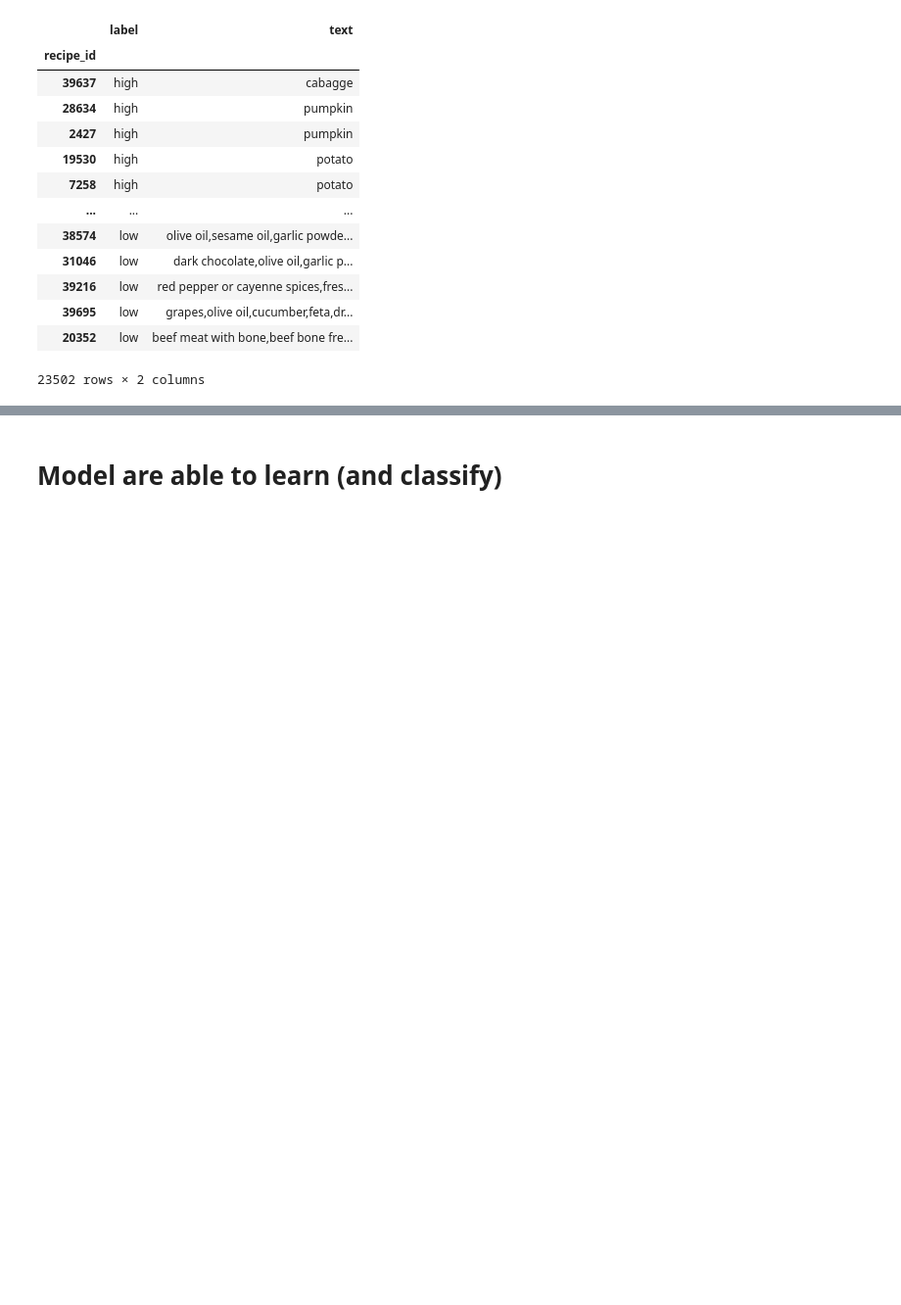
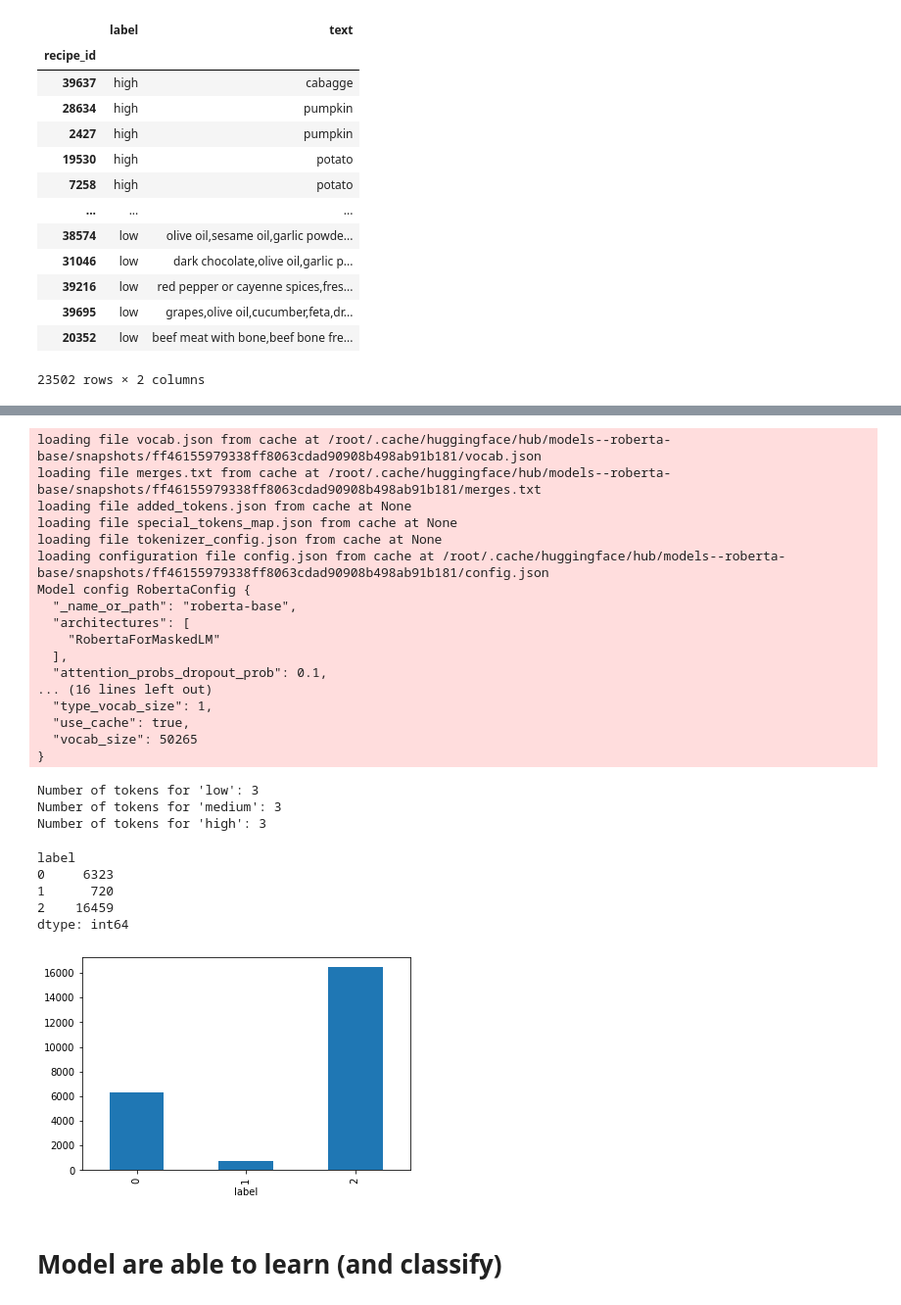
Before and after one commit to swapUniba/FoodPrintDB-Database-Completion, a Jupyter notebook: Sustainable Food Recommender Demo/roberta-base classification.ipynb, the cells around one changed output, grey strips where cells are left out. Shown at 98% size. Saved outputs shown, nothing was run; the diff lists cells and outputs as text; code cells hidden in the pictures; blank space fills up the shorter version.

```diff
--- a/Sustainable Food Recommender Demo/Roberta_base_classification.ipynb
+++ b/Sustainable Food Recommender Demo/roberta-base classification.ipynb
@@ -66,3 +76,49 @@ display(rec_perc)
+# %%
+from transformers import RobertaTokenizer
+
+tokenizer = RobertaTokenizer.from_pretrained('roberta-base')
+tokenizer.pad_token = tokenizer.eos_token
+
+low_encoded = tokenizer.encode("low")
+medium_encoded = tokenizer.encode("medium")
+high_encoded = tokenizer.encode("high")
+
+print(f"Number of tokens for 'low': {len(low_encoded)}")
+print(f"Number of tokens for 'medium': {len(medium_encoded)}")
+print(f"Number of tokens for 'high': {len(high_encoded)}")
+
+rec_ft.reset_index(drop=True, inplace=True)
+rec_ft['label'] = pd.Categorical(rec_ft['label']).codes
+
+rec_ft.groupby("label").size().plot.bar()
+rec_ft.groupby("label").size()
+# %% [output]
+loading file vocab.json from cache at /root/.cache/huggingface/hub/models--roberta-base/snapshots/ff46155979338ff8063cdad90908b498ab91b181/vocab.json
+loading file merges.txt from cache at /root/.cache/huggingface/hub/models--roberta-base/snapshots/ff46155979338ff8063cdad90908b498ab91b181/merges.txt
+loading file added_tokens.json from cache at None
+loading file special_tokens_map.json from cache at None
+loading file tokenizer_config.json from cache at None
+loading configuration file config.json from cache at /root/.cache/huggingface/hub/models--roberta-base/snapshots/ff46155979338ff8063cdad90908b498ab91b181/config.json
+Model config RobertaConfig {
+  "_name_or_path": "roberta-base",
+  "architectures": [
+    "RobertaForMaskedLM"
+  ],
+  "attention_probs_dropout_prob": 0.1,
+... (16 lines left out)
+  "type_vocab_size": 1,
+  "use_cache": true,
+  "vocab_size": 50265
+}
+Number of tokens for 'low': 3
+Number of tokens for 'medium': 3
+Number of tokens for 'high': 3
+label
+0     6323
+1      720
+2    16459
+dtype: int64
+[figure, added]
 # %% [markdown]
 # Model are able to learn (and classify)
 # %%
```
Also changed, not shown: parts of 5 cells of this notebook, 3 other files.
